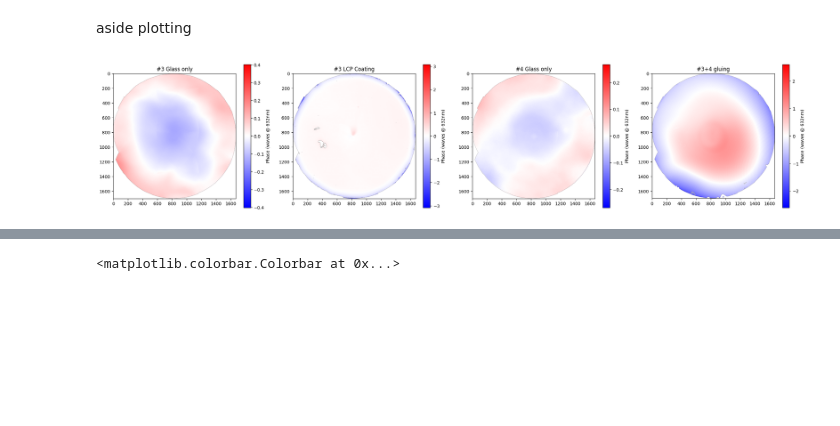
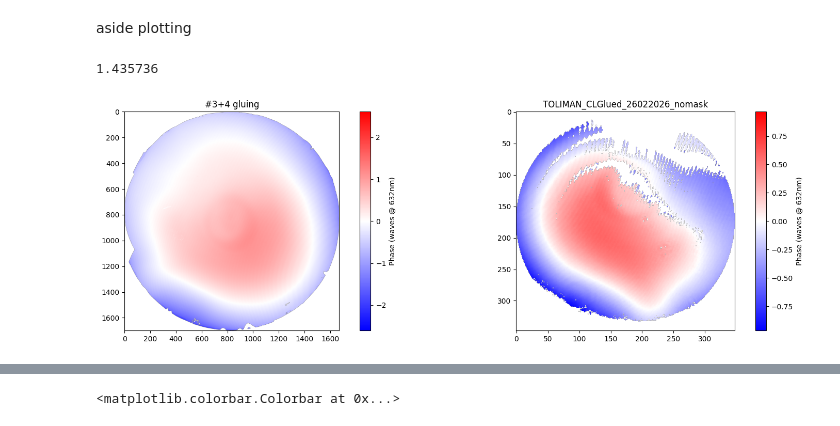
Before and after one commit to TolimanSpace/toliman_dp_design_testing, a Jupyter notebook: LoadZygo.ipynb, the cells around one changed output, grey strips where cells are left out. Saved outputs shown, nothing was run; the diff lists cells and outputs as text; code cells hidden in the pictures; blank space fills up the shorter version.

Commit message:
Load Zygo compatible with IntelliWave raw. Crops and updates with new data

```diff
--- a/LoadZygo.ipynb
+++ b/LoadZygo.ipynb
@@ -122,23 +114,34 @@ np.save(fname[0:-4]+".npy", reshaped_phase_arr)
 # %% [markdown]
 aside plotting
+# %%
+np.nanmax(phase_arr)
+# %% [output]
+1.435736
 # %%
 fnames = [
-    "#3 Glass only.npy",
-    "#3 LCP Coating.npy",
-    "#4 Glass only.npy",
+    # "#3 Glass only.npy",
+    # "#3 LCP Coating.npy",
+    # "#4 Glass only.npy",
     "#3+4 gluing.npy",
-
+    # "TOLIMAN_USYDGlued_26022026_nomask.npy",
+    "TOLIMAN_CLGlued_26022026_nomask.npy",
+    # "TOLIMAN_flight_26022026.npy",
 ]
-plt.figure(figsize=(23,5))
+plt.figure(figsize=(16,5))
 for i, fname in enumerate(fnames):
-    phase_arr = np.load(data_dir + fname)
+    if i == 0:
+        phase_arr = np.load(os.getcwd() + "/data/CL_Jan2026/" + fname)
+    else:
+        phase_arr = np.load(data_dir + fname)
+    # if i ==2:
+    #     phase_arr[phase_arr > np.abs(np.nanmax(phase_arr))*0.35] = np.nan
     plt.subplot(1, len(fnames), i+1)
     plt.imshow(phase_arr, cmap='bwr', norm=CenteredNorm())
     plt.colorbar(label='Phase (waves @ {:d}nm)'.format(int(WavelengthIn*1e9)))
     plt.title(fname[0:-4])
 plt.tight_layout()
 # %% [output]
-[figure, old version]
+[figure, new version]
 # %%
 # fit with zernikes
 import dLux.utils as dlu
```
Also changed, not shown: parts of 13 cells of this notebook.
